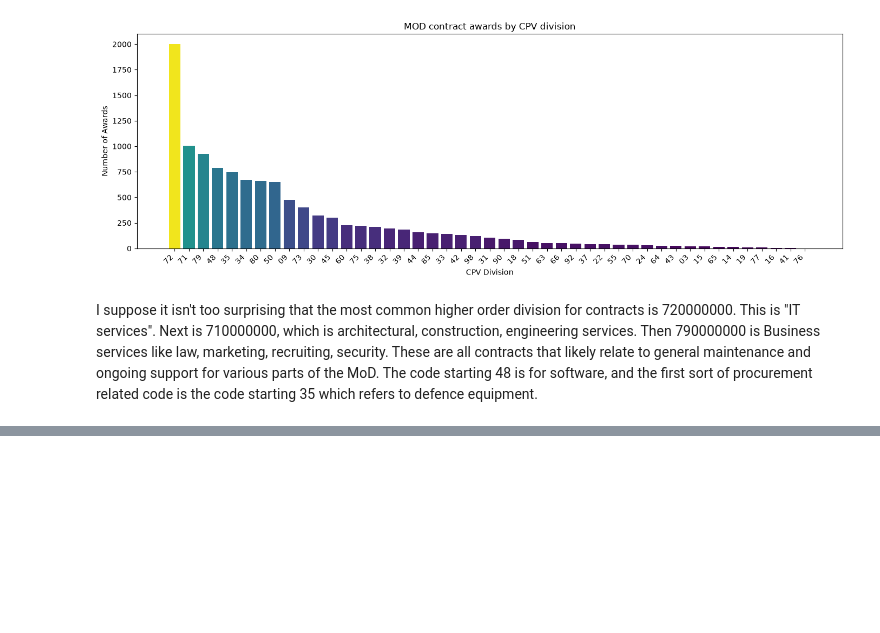
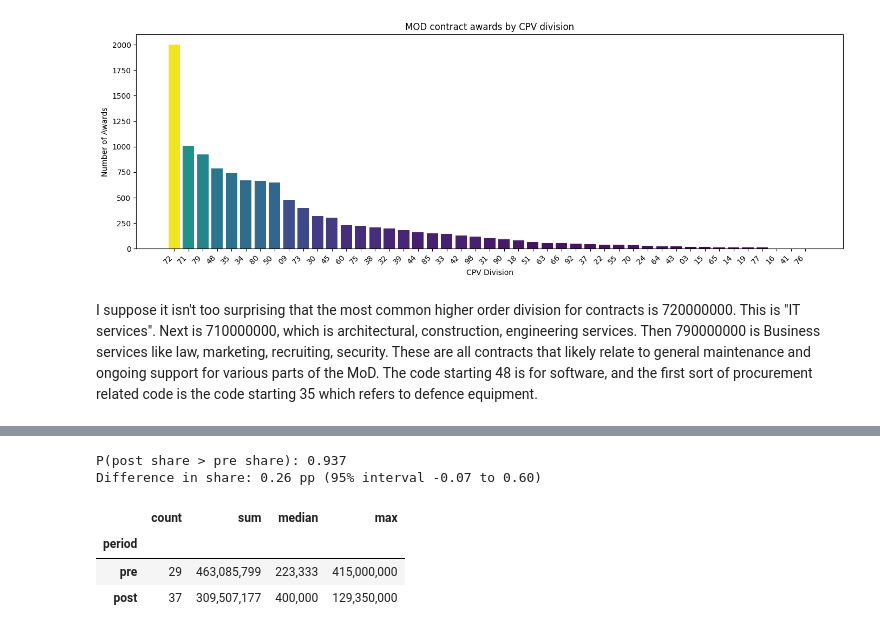
Before and after one commit to Toucanz/mod_contracts_analysis, a Jupyter notebook: contracts_notebook.ipynb, the cells around one changed output, grey strips where cells are left out. Saved outputs shown, nothing was run; the diff lists cells and outputs as text; code cells hidden in the pictures; blank space fills up the shorter version.

```diff
--- a/contracts_notebook.ipynb
+++ b/contracts_notebook.ipynb
@@ -403,0 +625,24 @@ n unique suppliers: 5823
+# %%
+rng = np.random.default_rng(42)
+draws = {}
+for p in ["pre", "post"]:
+    k, n = summary.loc[p, "theme_awards"], summary.loc[p, "total_awards"]
+    draws[p] = rng.beta(1 + k, 1 + n - k, size=100_000)   # uniform prior
+
+diff = (draws["post"] - draws["pre"]) * 100
+print(f"P(post share > pre share): {(diff > 0).mean():.3f}")
+print(f"Difference in share: {np.median(diff):.2f} pp "
+      f"(95% interval {np.percentile(diff, 2.5):.2f} to {np.percentile(diff, 97.5):.2f})")
+# %% [output]
+P(post share > pre share): 0.937
+Difference in share: 0.26 pp (95% interval -0.07 to 0.60)
+# %%
+
+vals = df[df[theme]].groupby("period")["Awarded Value"].agg(["count", "sum", "median", "max"])
+pd.options.display.float_format = "{:,.0f}".format
+vals.loc[["pre", "post"]]
+# %% [output]
+|  | count | sum | median | max |
+| period |  |  |  |  |
+| pre | 29 | 463,085,799 | 223,333 | 415,000,000 |
+| post | 37 | 309,507,177 | 400,000 | 129,350,000 |
```
Also changed, not shown: parts of 18 cells of this notebook, 9 other files.
